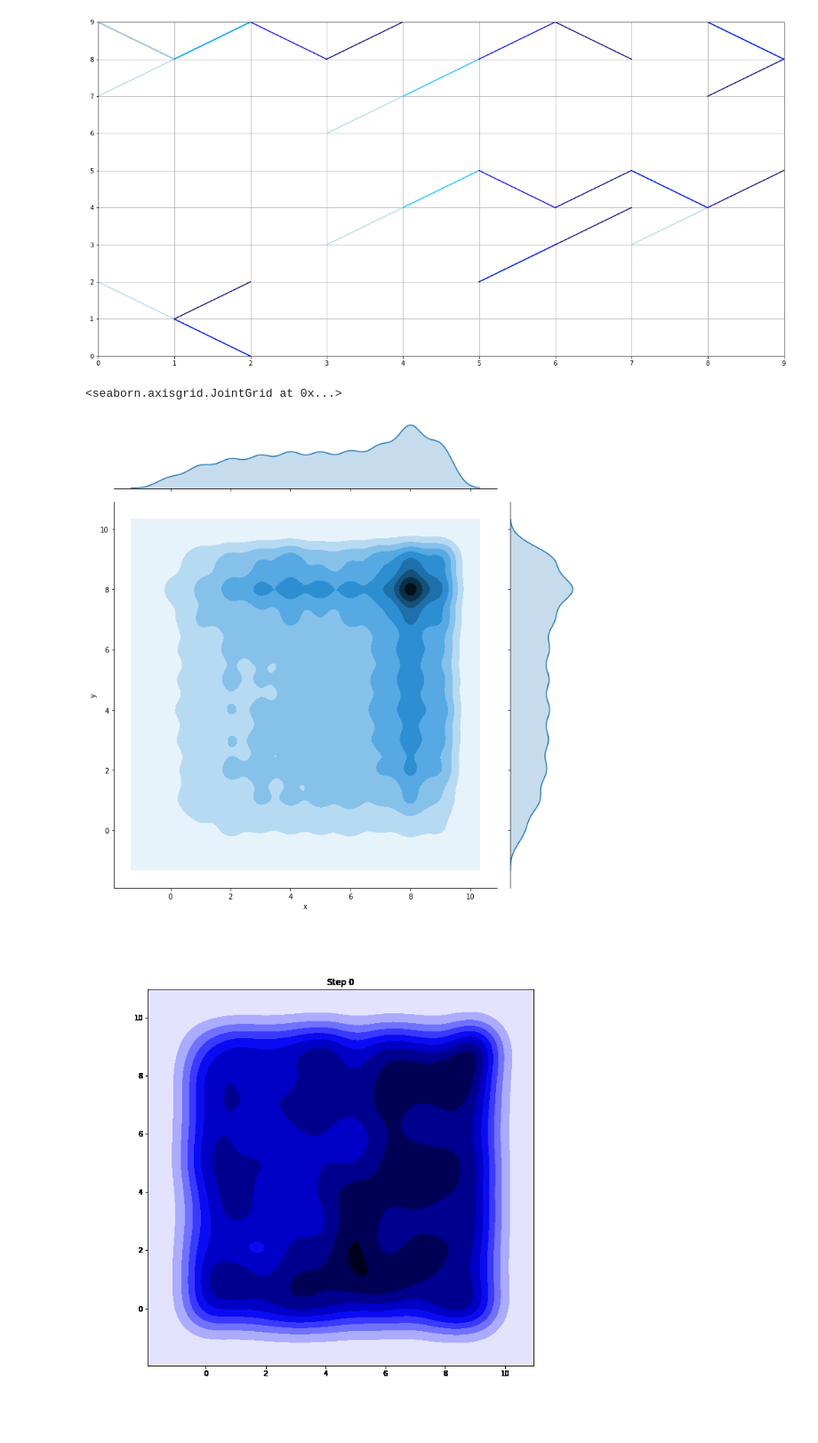
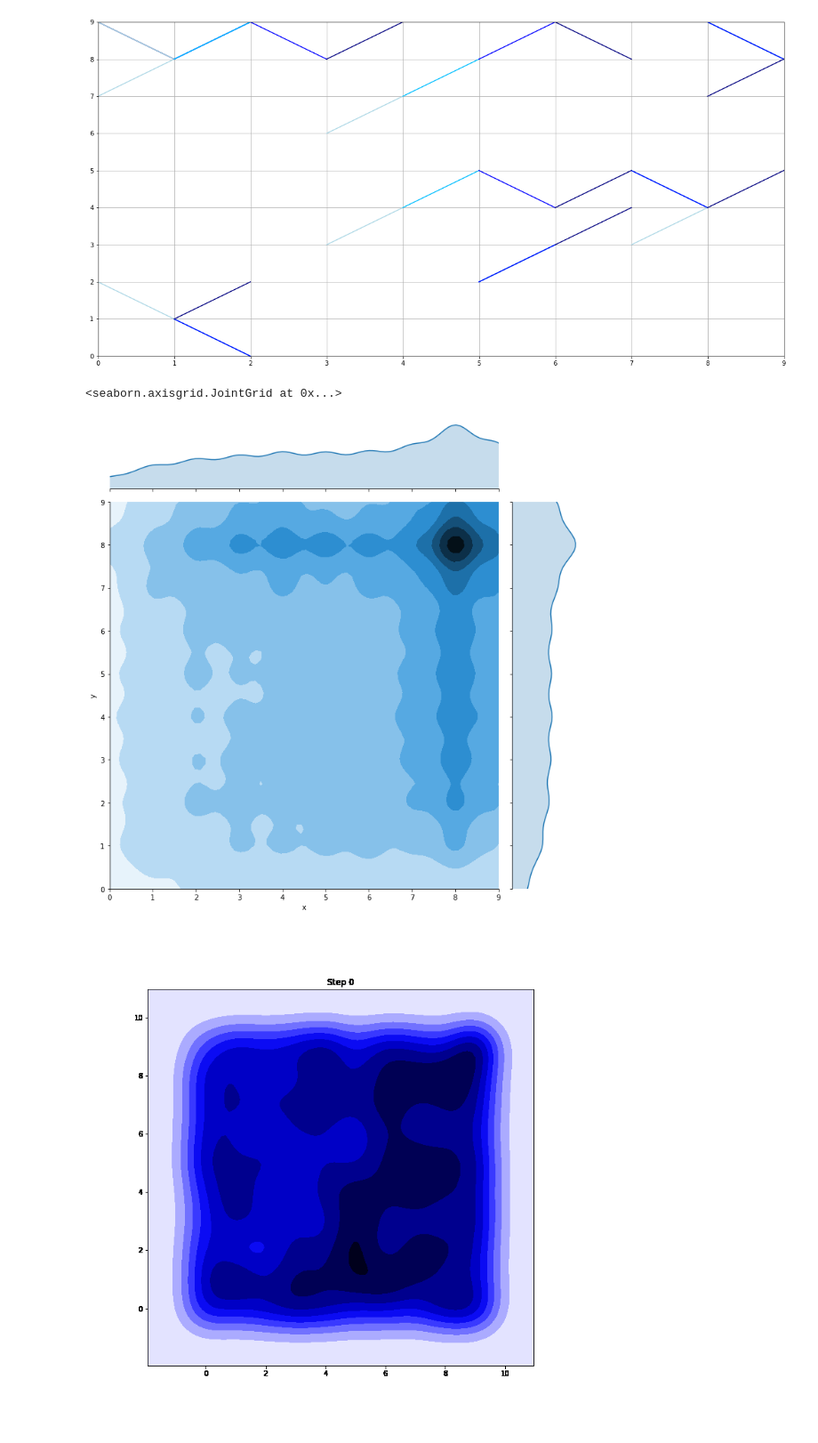
Before and after one commit to probably-nothing1/SequenceClassification, a Jupyter notebook: notebooks/Exploratory Data Analysis.ipynb, the cells around one changed output. Shown at 89% size. Drawn from its saved outputs; the diff is of its cells as text; code cells hidden in the pictures.

```diff
--- a/notebooks/Exploratory Data Analysis.ipynb
+++ b/notebooks/Exploratory Data Analysis.ipynb
@@ -57,10 +58,10 @@ plot_some_walks(data_label_0, class_index=0)
 # %% [output]
 [figure]
 # %%
-sns.jointplot(x="x", y="y", data=df0, kind="kde", height=10)
+sns.jointplot(x="x", y="y", data=df0, xlim=(0,9), ylim=(0,9), kind="kde", height=10)
 # %% [output]
 <seaborn.axisgrid.JointGrid at 0x...>
-[figure, old version]
+[figure, new version]
 # %%
 Image(filename='class_0_mass_movement.gif')
 # %% [output]
```
Also changed, not shown: parts of 1 cell of this notebook, 3 other files.
